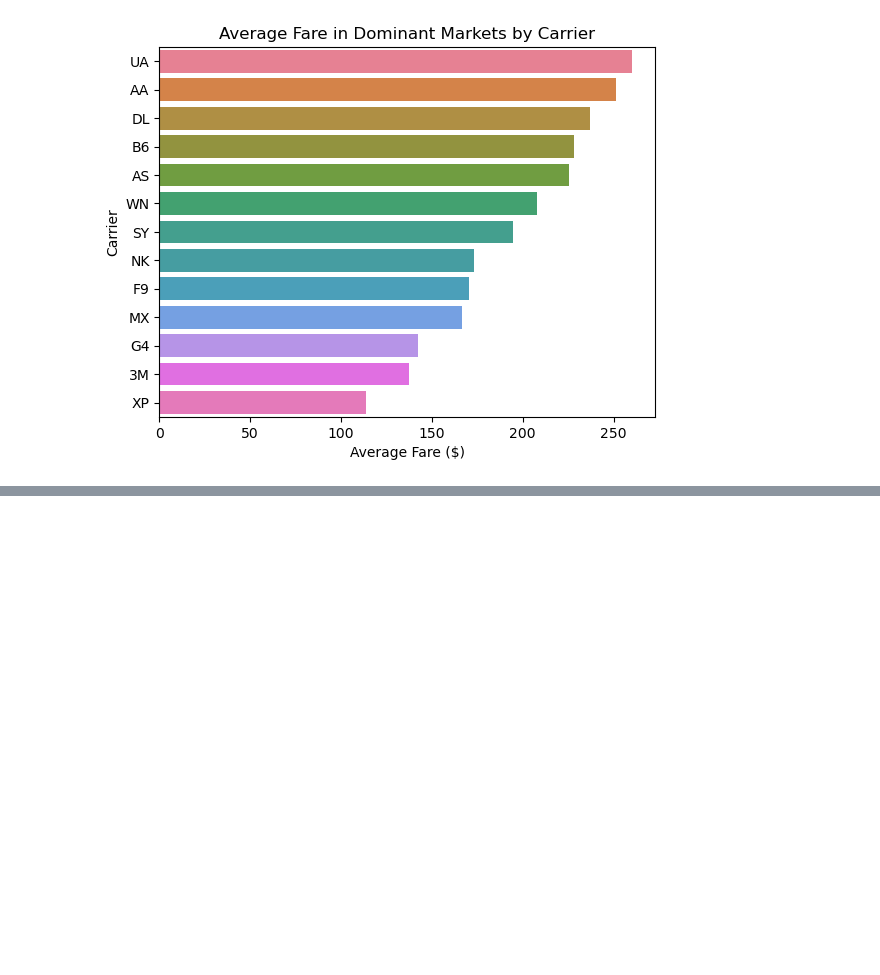
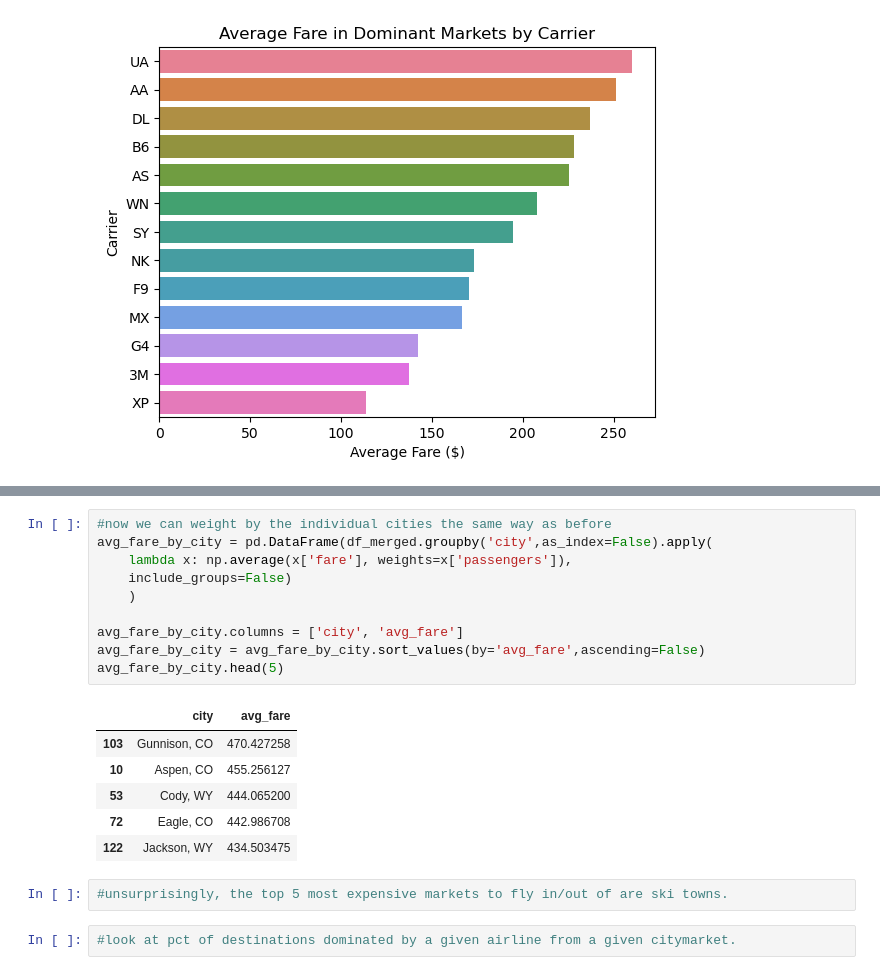
Before and after one commit to olublin/PDEW_Predict, a Jupyter notebook: PDEW_eda.ipynb, the cells around one changed output, grey strips where cells are left out. Drawn from its saved outputs; the diff is of its cells as text; blank space fills up the shorter version.

```diff
--- a/PDEW_eda.ipynb
+++ b/PDEW_eda.ipynb
@@ -157,0 +191,21 @@ Text(0.5, 1.0, 'Average Fare in Dominant Markets by Carrier')
+# %%
+#now we can weight by the individual cities the same way as before
+avg_fare_by_city = pd.DataFrame(df_merged.groupby('city',as_index=False).apply(
+    lambda x: np.average(x['fare'], weights=x['passengers']),
+    include_groups=False)
+    )
+
+avg_fare_by_city.columns = ['city', 'avg_fare']
+avg_fare_by_city = avg_fare_by_city.sort_values(by='avg_fare',ascending=False)
+avg_fare_by_city.head(5)
+# %% [output]
+|  | city | avg_fare |
+| 103 | Gunnison, CO | 470.427258 |
+| 10 | Aspen, CO | 455.256127 |
+| 53 | Cody, WY | 444.065200 |
+| 72 | Eagle, CO | 442.986708 |
+| 122 | Jackson, WY | 434.503475 |
+# %%
+#unsurprisingly, the top 5 most expensive markets to fly in/out of are ski towns.
+# %%
+#look at pct of destinations dominated by a given airline from a given citymarket.
```
Also changed, not shown: parts of 3 cells of this notebook.
